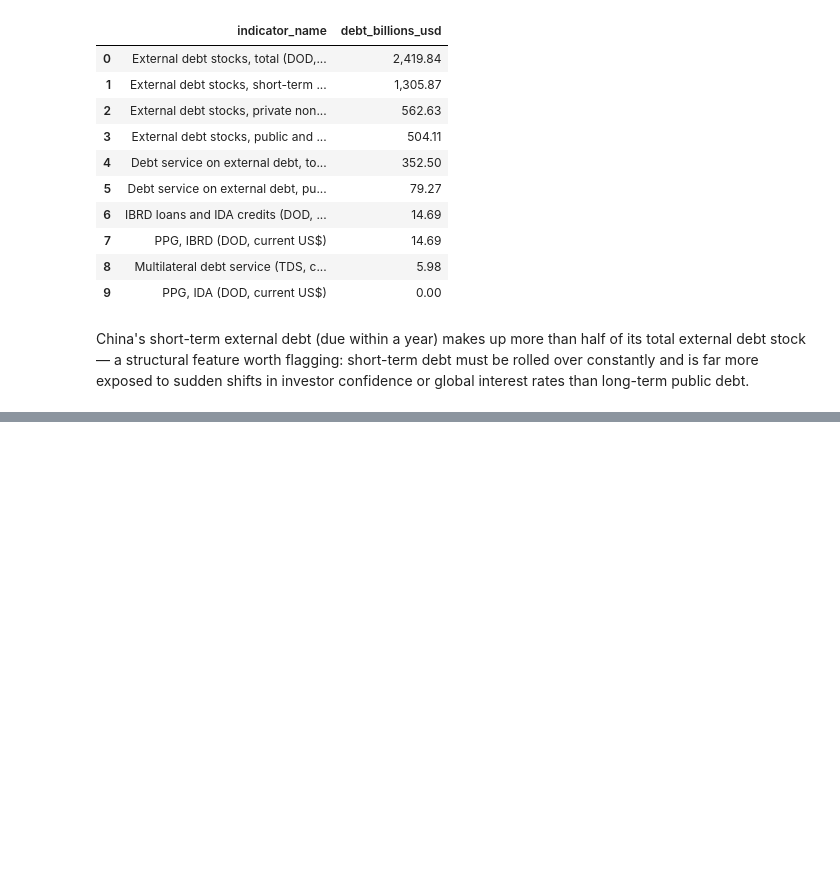
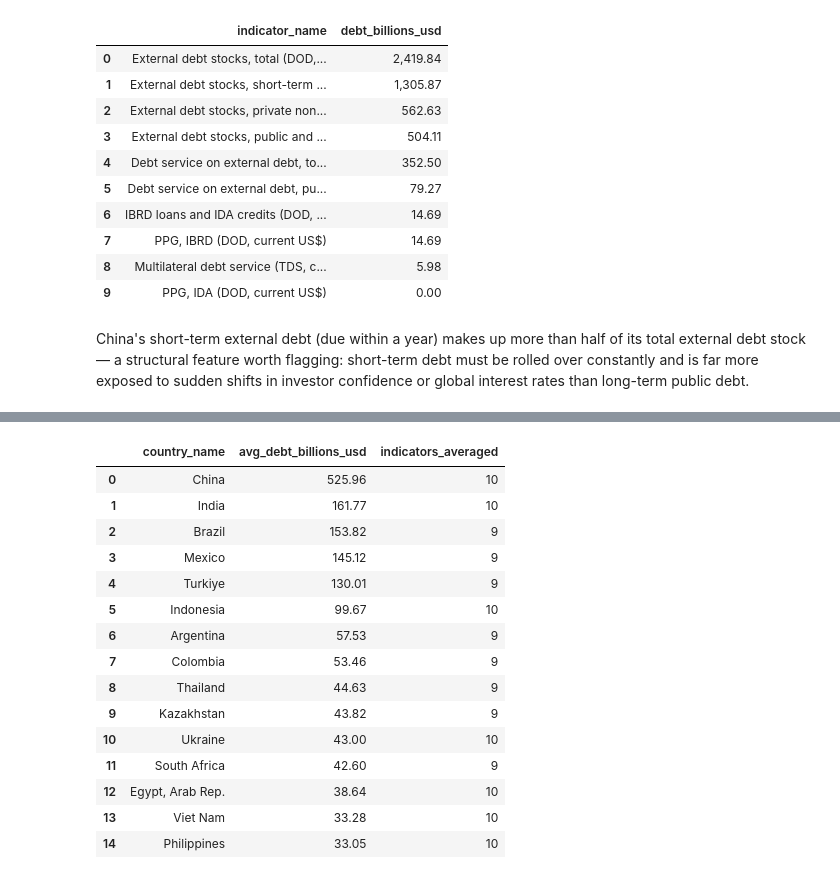
Before and after one commit to Nobby-sibanda/International-Debt, a Jupyter notebook: notebooks/International_Debt_Analysis.ipynb, the cells around one changed output, grey strips where cells are left out. Drawn from its saved outputs; the diff is of its cells as text; code cells hidden in the pictures; blank space fills up the shorter version.

```diff
--- a/notebooks/International_Debt_Analysis.ipynb
+++ b/notebooks/International_Debt_Analysis.ipynb
@@ -347,0 +355,28 @@ than long-term public debt.
+# %%
+query = """
+SELECT country_name,
+       ROUND(AVG(debt) / 1e9, 3) AS avg_debt_billions_usd,
+       COUNT(*) AS indicators_averaged
+FROM international_debt
+GROUP BY country_name
+ORDER BY avg_debt_billions_usd DESC
+LIMIT 15;
+"""
+pd.read_sql_query(query, conn)
+# %% [output]
+|  | country_name | avg_debt_billions_usd | indicators_averaged |
+| 0 | China | 525.96 | 10 |
+| 1 | India | 161.77 | 10 |
+| 2 | Brazil | 153.82 | 9 |
+| 3 | Mexico | 145.12 | 9 |
+| 4 | Turkiye | 130.01 | 9 |
+| 5 | Indonesia | 99.67 | 10 |
+| 6 | Argentina | 57.53 | 9 |
+| 7 | Colombia | 53.46 | 9 |
+| 8 | Thailand | 44.63 | 9 |
+| 9 | Kazakhstan | 43.82 | 9 |
+| 10 | Ukraine | 43.00 | 10 |
+| 11 | South Africa | 42.60 | 9 |
+| 12 | Egypt, Arab Rep. | 38.64 | 10 |
+| 13 | Viet Nam | 33.28 | 10 |
+| 14 | Philippines | 33.05 | 10 |
```
Also changed, not shown: parts of 5 cells of this notebook, 11 other files.
